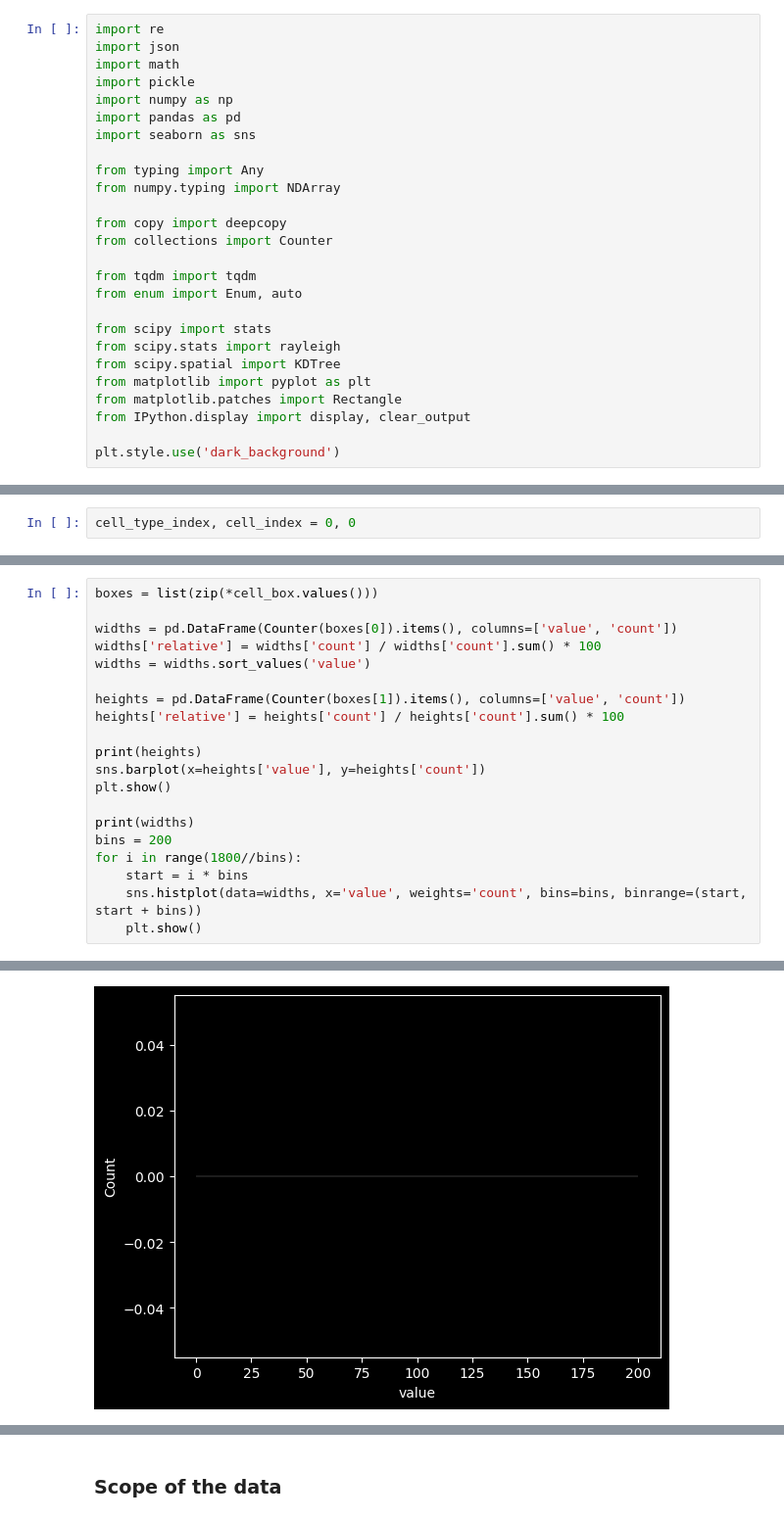
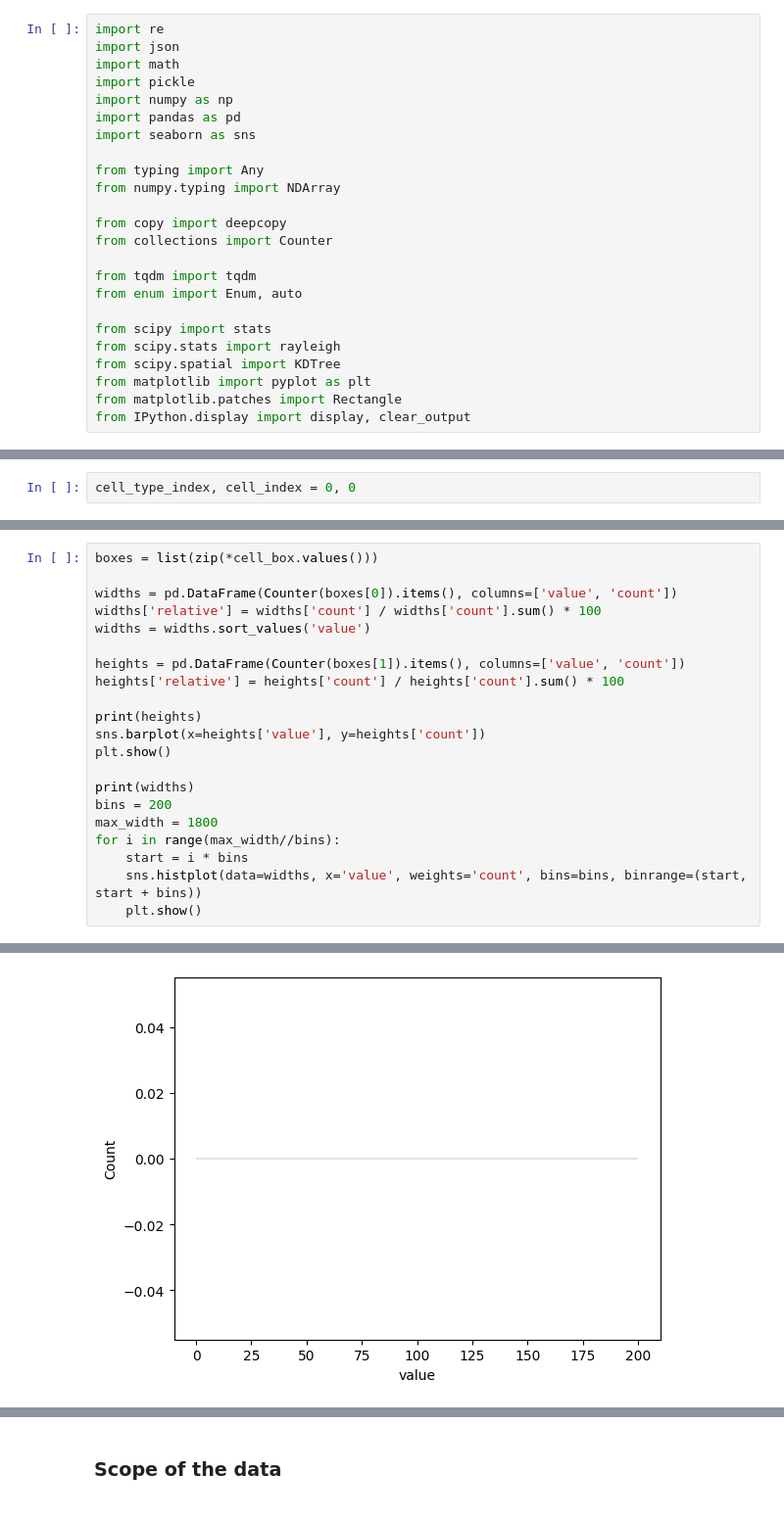
Before and after one commit to Souren-0/Bachelor_Thesis, a Jupyter notebook: Point_Cloud_Identification.ipynb, the cells around one changed output, grey strips where cells are left out. Shown at 98% size. Cells and saved outputs as stored; diff of their text form.

```diff
--- a/Point_Cloud_Identification.ipynb
+++ b/Point_Cloud_Identification.ipynb
@@ -50,8 +57,6 @@ from scipy.spatial import KDTree
 from matplotlib import pyplot as plt
 from matplotlib.patches import Rectangle
 from IPython.display import display, clear_output
-
-plt.style.use('dark_background')
 # %% [markdown]
 ## Generate synthetic dataset
 # %%
@@ -638,7 +658,8 @@ plt.show()
 
 print(widths)
 bins = 200
-for i in range(1800//bins):
+max_width = 1800
+for i in range(max_width//bins):
     start = i * bins
     sns.histplot(data=widths, x='value', weights='count', bins=bins, binrange=(start, start + bins))
     plt.show()
@@ -649,3 +670,3 @@ for i in range(1800//bins):
    value  count  relative
 0    500      8     100.0
-[figure, old version]
+[figure, new version]
```
Also changed, not shown: parts of 31 cells of this notebook.
